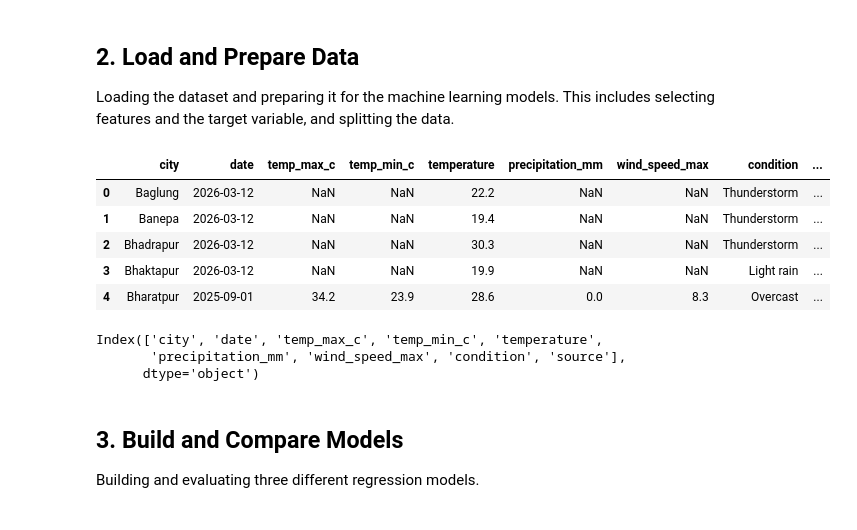
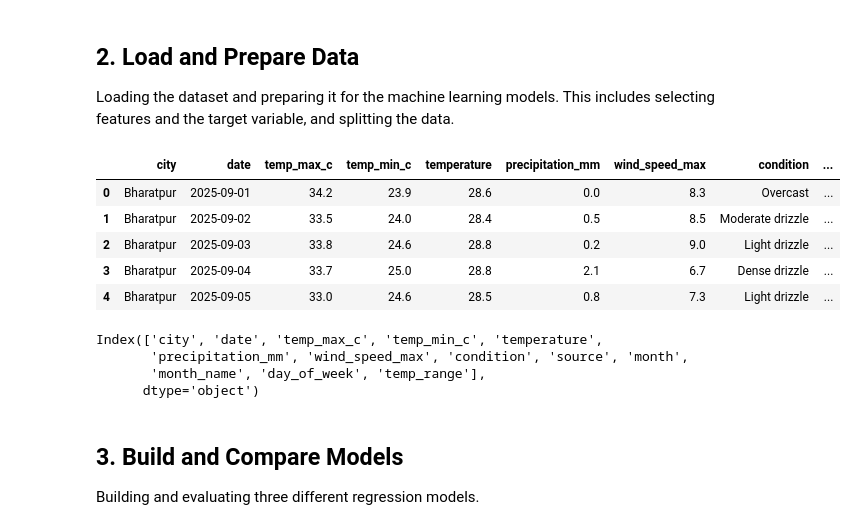
Before and after one commit to KushalKC96/Python-Project, a Jupyter notebook: ML_Prediction-Model.ipynb, the cells around one changed output. Cells and saved outputs as stored; diff of their text form; code cells hidden in the pictures.

```diff
--- a/ML_Prediction-Model.ipynb
+++ b/ML_Prediction-Model.ipynb
@@ -17,21 +17,22 @@ import seaborn as sns
 Loading the dataset and preparing it for the machine learning models. This includes selecting features and the target variable, and splitting the data.
 # %%
 # Load the dataset
-df = pd.read_csv('nepal_weather_data.csv')
+df = pd.read_csv('cleaned_nepal_weather_data.csv')
 df.head()
 # %% [output]
 |  | city | date | temp_max_c | temp_min_c | temperature | precipitation_mm | wind_speed_max | condition | ... |
-| 0 | Baglung | 2026-03-12 | NaN | NaN | 22.2 | NaN | NaN | Thunderstorm | ... |
-| 1 | Banepa | 2026-03-12 | NaN | NaN | 19.4 | NaN | NaN | Thunderstorm | ... |
-| 2 | Bhadrapur | 2026-03-12 | NaN | NaN | 30.3 | NaN | NaN | Thunderstorm | ... |
-| 3 | Bhaktapur | 2026-03-12 | NaN | NaN | 19.9 | NaN | NaN | Light rain | ... |
-| 4 | Bharatpur | 2025-09-01 | 34.2 | 23.9 | 28.6 | 0.0 | 8.3 | Overcast | ... |
+| 0 | Bharatpur | 2025-09-01 | 34.2 | 23.9 | 28.6 | 0.0 | 8.3 | Overcast | ... |
+| 1 | Bharatpur | 2025-09-02 | 33.5 | 24.0 | 28.4 | 0.5 | 8.5 | Moderate drizzle | ... |
+| 2 | Bharatpur | 2025-09-03 | 33.8 | 24.6 | 28.8 | 0.2 | 9.0 | Light drizzle | ... |
+| 3 | Bharatpur | 2025-09-04 | 33.7 | 25.0 | 28.8 | 2.1 | 6.7 | Dense drizzle | ... |
+| 4 | Bharatpur | 2025-09-05 | 33.0 | 24.6 | 28.5 | 0.8 | 7.3 | Light drizzle | ... |
 # %%
 # Display the column names to identify the correct ones
 print(df.columns)
 # %% [output]
 Index(['city', 'date', 'temp_max_c', 'temp_min_c', 'temperature',
-       'precipitation_mm', 'wind_speed_max', 'condition', 'source'],
+       'precipitation_mm', 'wind_speed_max', 'condition', 'source', 'month',
+       'month_name', 'day_of_week', 'temp_range'],
       dtype='object')
 # %%
 # Data Preparation
```
Also changed, not shown: parts of 1 cell of this notebook, 3 other files.
